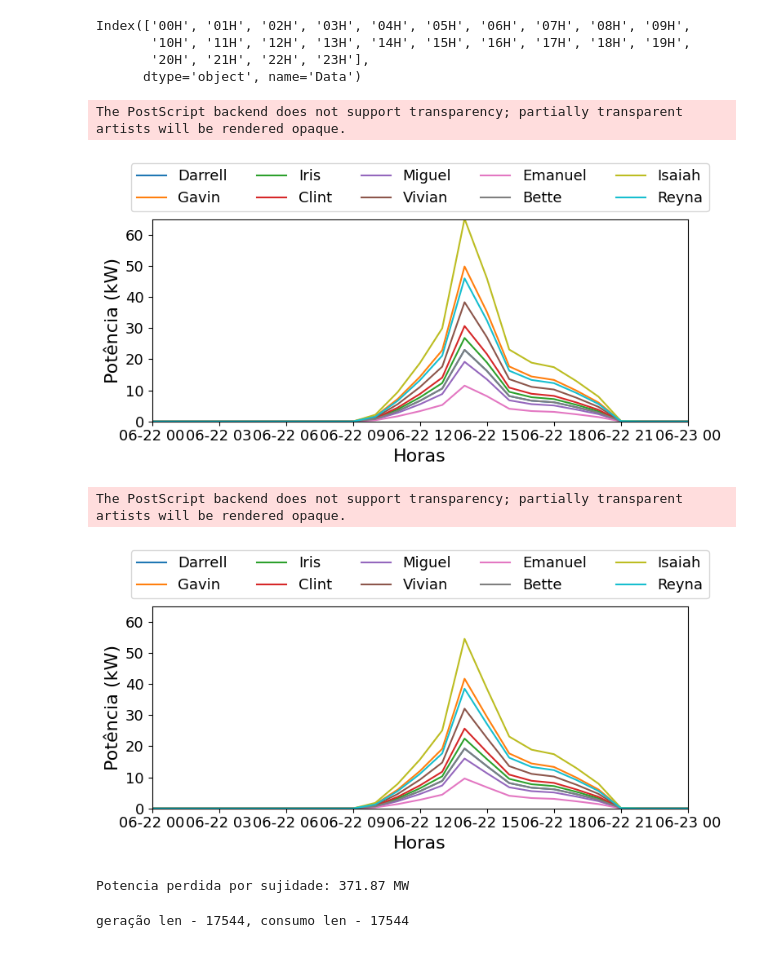
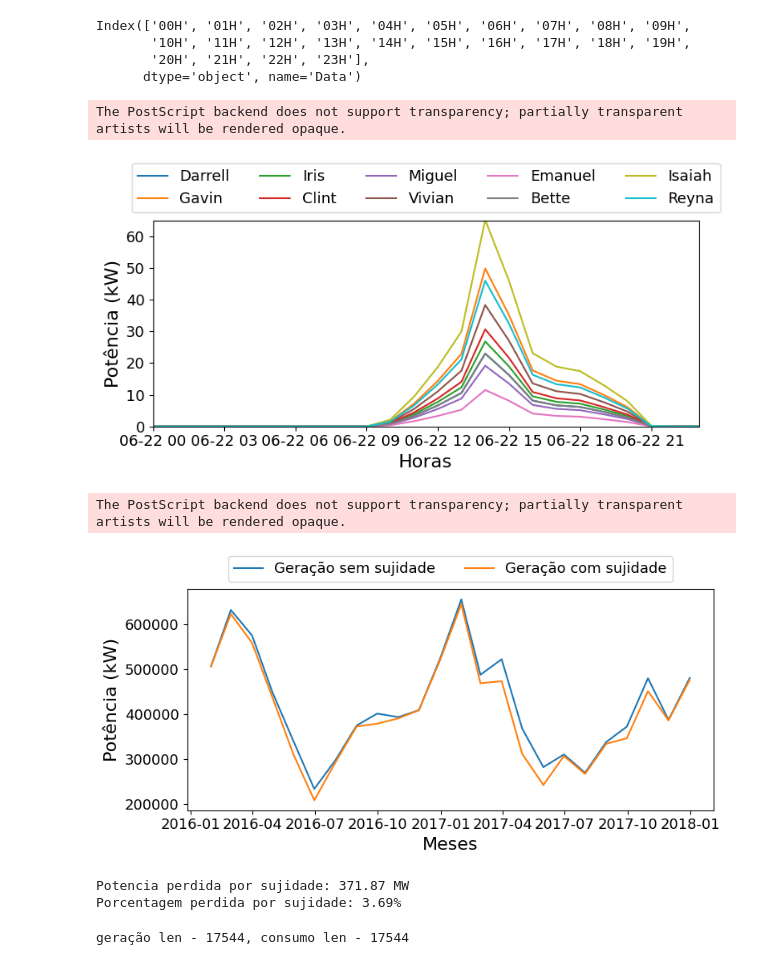
Before and after one commit to arthurcoelho442/Sujidade-e-Retorno-Economico-de-Baterias, a Jupyter notebook: atual.ipynb, the cells around one changed output. Cells and saved outputs as stored; diff of their text form; code cells hidden in the pictures.

```diff
--- a/atual.ipynb
+++ b/atual.ipynb
@@ -385,7 +385,7 @@ print(f"Placas - {NPaineis}")
 Placas - {'Darrell': 6, 'Gavin': 13, 'Iris': 7, 'Clint': 8, 'Miguel': 5, 'Vivian': 10, 'Emanuel': 3, 'Bette': 6, 'Isaiah': 17, 'Reyna': 12}
 # %%
 #@title **Painel solar**
-def PowerPainel(users, DadosMet=DadosMet):
+def PowerPainel(users=users, DadosMet=DadosMet):
     PotPVM, PotPVMS = {}, {}
     for user in users:
         PotPVM[user] = []
@@ -399,14 +399,14 @@ def PowerPainel(users, DadosMet=DadosMet):
             V   = Voc - Kv *(Tc-25)
             FF  = (Vmppt * Imppt)/(Voc * Isc)
             power = NPaineis[user] * FF * V * I
-            PotPVM[user].append(power)
+            PotPVM[user].append(power/10000)
             PotPVMS[user].append(power * (1 - soiling_ratio_series.loc[idx])) # type: ignore
 
-        PotPVM[user]    = pd.DataFrame(PotPVM[user], index=DadosMet.index, columns=["Power (kW)"])/10000
-        PotPVMS[user]   = pd.DataFrame(PotPVMS[user], index=DadosMet.index, columns=["Power (kW)"])/10000
+        PotPVM[user]    = pd.DataFrame(PotPVM[user], index=DadosMet.index, columns=["Power (kW)"])
+        PotPVMS[user]   = pd.DataFrame(PotPVMS[user], index=DadosMet.index, columns=["Power (kW)"])
     return PotPVM, PotPVMS
 
-PotPVM, PotPVMS = PowerPainel(users)
+PotPVM, PotPVMS = PowerPainel()
 PotPVM[users[0]].iloc[:24,:]
 # %% [output]
 |  | Power (kW) |
@@ -439,42 +439,45 @@ Index(['00H', '01H', '02H', '03H', '04H', '05H', '06H', '07H', '08H', '09H',
 plt.figure(figsize=(8,4))
 
 for user in users[:10]:
-    plt.plot(PotPVM[user].iloc[:,:].index, PotPVM[user].iloc[:,0].values)
-    # plt.plot(PotPVM[user].iloc[:24,:].index.hour, PotPVM[user].iloc[:24,0].values)
+    plt.plot(PotPVM[user].iloc[:,:].index, PotPVM[user].values)
 
 label_figure(users, 'Geração Painel solar', 'Potência (kW)', 'Horas', 16, 0)
 
 plt.ylim(0, 65)
-plt.xlim(datetime(2016, 6, 22), datetime(2016, 6, 23))
+plt.xlim(pd.Timestamp('2016-06-22 00:00:00'), pd.Timestamp('2016-06-22 23:00:00'))
 
 os.makedirs("./figuras/geracao", exist_ok=True)
 plt.savefig(f"./figuras/geracao/{max_users}-geracao.eps", format='eps')
 plt.show()
 # %% [output]
 The PostScript backend does not support transparency; partially transparent artists will be rendered opaque.
-[figure, old version]
+[figure, new version]
 # %%
 #@title **Geração com sujidade**
 plt.figure(figsize=(8,4))
 
-for user in users[:10]:
-    plt.plot(PotPVMS[user].iloc[:,:].index, PotPVMS[user].iloc[:,0].values)
+# Soma mensal direto para todos os usuários
+pvm  = pd.concat([PotPVM[u]  for u in users], axis=1).resample("ME").sum().sum(axis=1)
+pvms = pd.concat([PotPVMS[u] for u in users], axis=1).resample("ME").sum().sum(axis=1)
 
-label_figure(users, 'Geração Painel solar com sujidade', 'Potência (kW)', 'Horas', 16, 0)
+plt.plot(pvm.index, pvm.values, label="Geração sem sujidade")   # type: ignore
+plt.plot(pvms.index, pvms.values, label="Geração com sujidade") # type: ignore
 
-plt.ylim(0, 65)
-plt.xlim(datetime(2016, 6, 22), datetime(2016, 6, 23))
+label_figure(['Geração sem sujidade', 'Geração com sujidade'], 'Geração Painel solar com sujidade', 'Potência (kW)', 'Meses', 16, 0)
 
 os.makedirs("./figuras/geracao", exist_ok=True)
 plt.savefig(f"./figuras/geracao/{max_users}-geracao-sujidade.eps", format='eps')
 plt.show()
 # %% [output]
 The PostScript backend does not support transparency; partially transparent artists will be rendered opaque.
-[figure, old version]
+[figure, new version]
 # %%
 total = sum([(PotPVM[user].sum() - PotPVMS[user].sum()).values[0] for user in users])
+porcentagem = (total / sum([PotPVM[user].sum().values[0] for user in users])) * 100
 print(f"Potencia perdida por sujidade: {total/1000:.2f} MW")
+print(f"Porcentagem perdida por sujidade: {porcentagem:.2f}%")
 # %% [output]
 Potencia perdida por sujidade: 371.87 MW
+Porcentagem perdida por sujidade: 3.69%
 # %%
 #@title **EnergBaterry**
```
Also changed, not shown: parts of 14 cells of this notebook, 3 other files.
